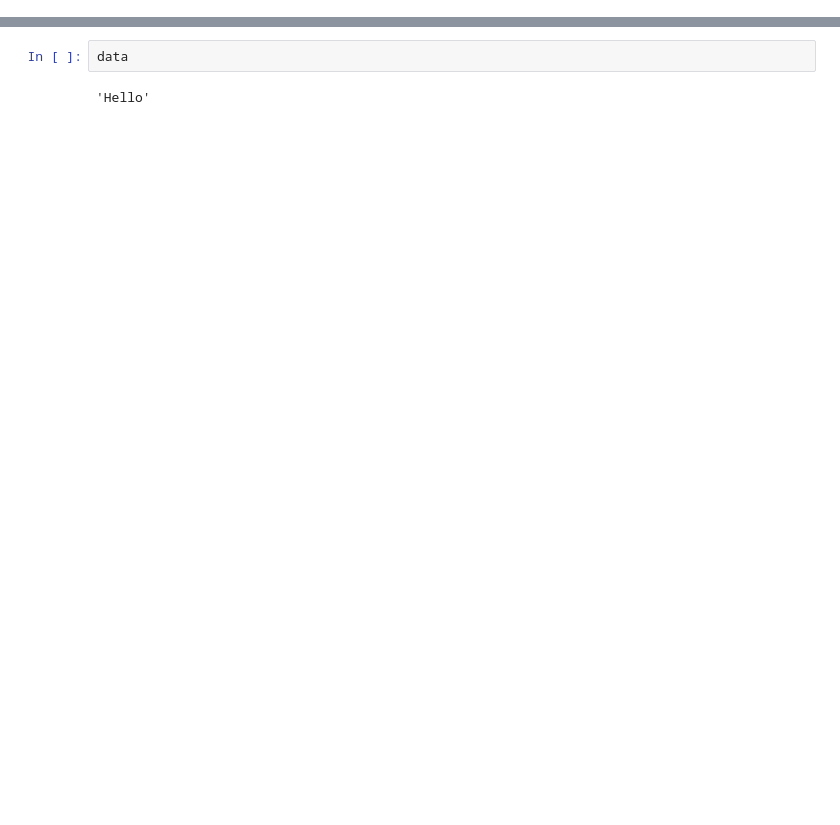
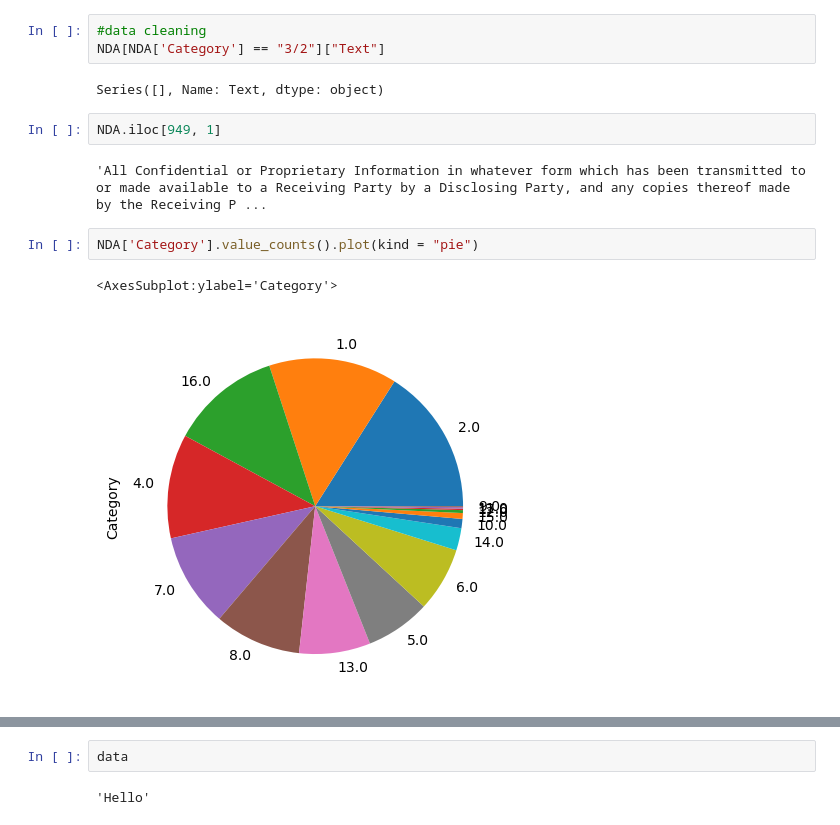
Before and after one commit to WeijianShi/Industry_Project_NLP, a Jupyter notebook: Data Cleaning.ipynb, the cells around one changed output, grey strips where cells are left out. Cells and saved outputs as stored; diff of their text form; blank space fills up the shorter version.

```diff
--- a/Data Cleaning.ipynb
+++ b/Data Cleaning.ipynb
@@ -42,0 +10,14 @@ data.head(20)
+# %%
+#data cleaning
+NDA[NDA['Category'] == "3/2"]["Text"]
+# %% [output]
+Series([], Name: Text, dtype: object)
+# %%
+NDA.iloc[949, 1]
+# %% [output]
+'All Confidential or Proprietary Information in whatever form which has been transmitted to or made available to a Receiving Party by a Disclosing Party, and any copies thereof made by the Receiving P ...
+# %%
+NDA['Category'].value_counts().plot(kind = "pie")
+# %% [output]
+<AxesSubplot:ylabel='Category'>
+[figure, added]
```
Also changed, not shown: parts of 4 cells of this notebook.
